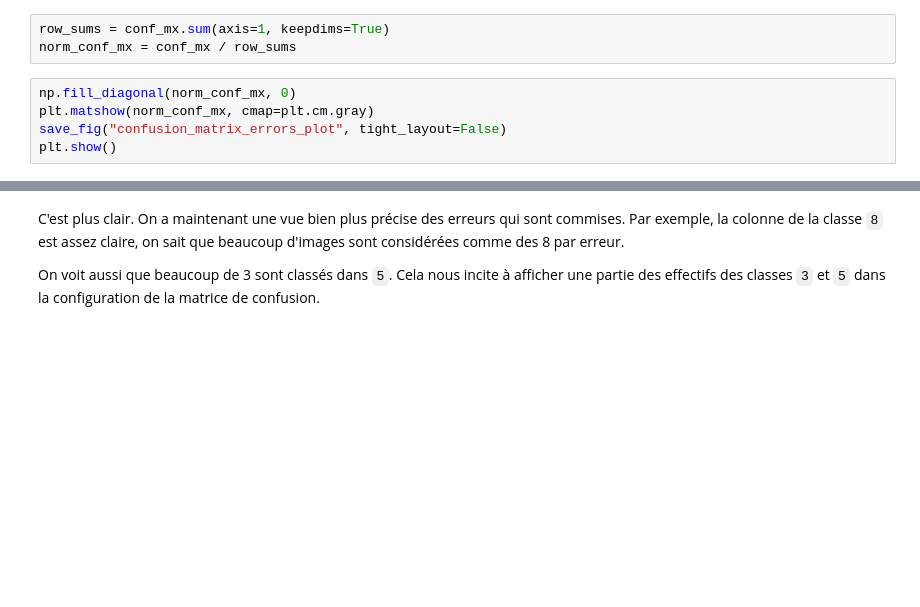
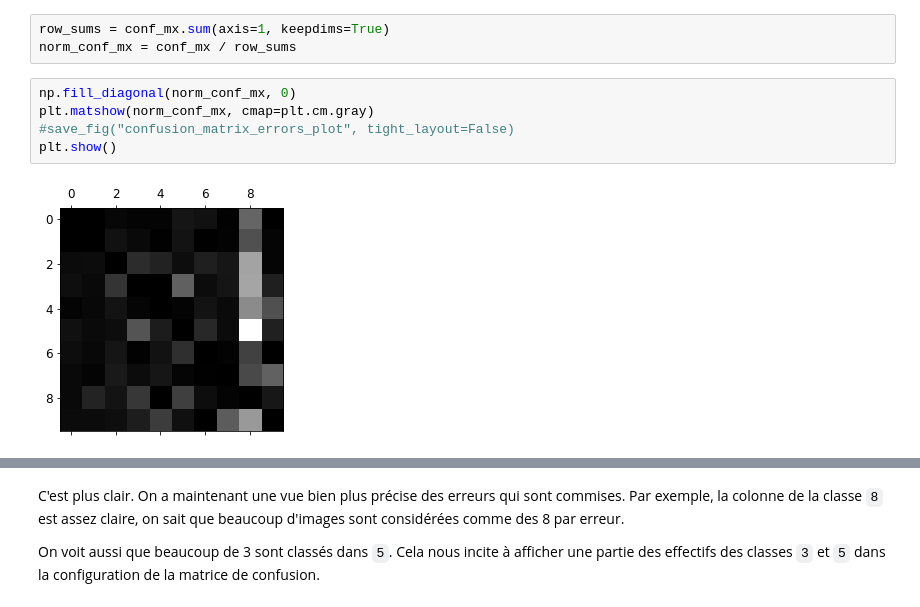
Before and after one commit to Cedric-M/Machine-Learning, a Jupyter notebook: WS 3.1 - Machine Learning.ipynb, the cells around one changed output, grey strips where cells are left out. Saved outputs shown, nothing was run; the diff lists cells and outputs as text; blank space fills up the shorter version.

```diff
--- a/WS 3.1 - Machine Learning.ipynb
+++ b/WS 3.1 - Machine Learning.ipynb
@@ -707,7 +722,9 @@ norm_conf_mx = conf_mx / row_sums
 # %%
 np.fill_diagonal(norm_conf_mx, 0)
 plt.matshow(norm_conf_mx, cmap=plt.cm.gray)
-save_fig("confusion_matrix_errors_plot", tight_layout=False)
+#save_fig("confusion_matrix_errors_plot", tight_layout=False)
 plt.show()
+# %% [output]
+[figure, added]
 # %%
 plot_confusion_matrix(norm_conf_mx)
```
Also changed, not shown: parts of 12 cells of this notebook.
